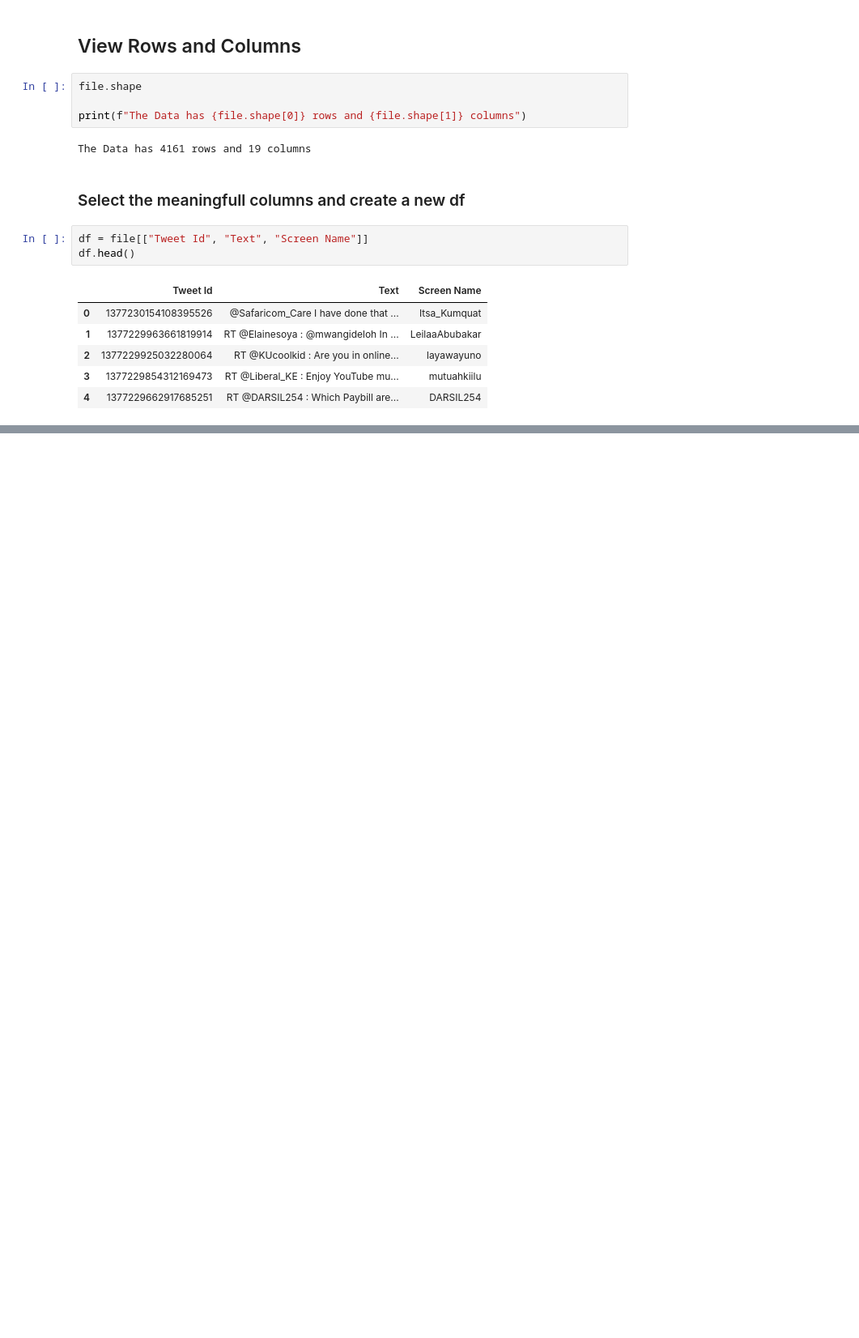
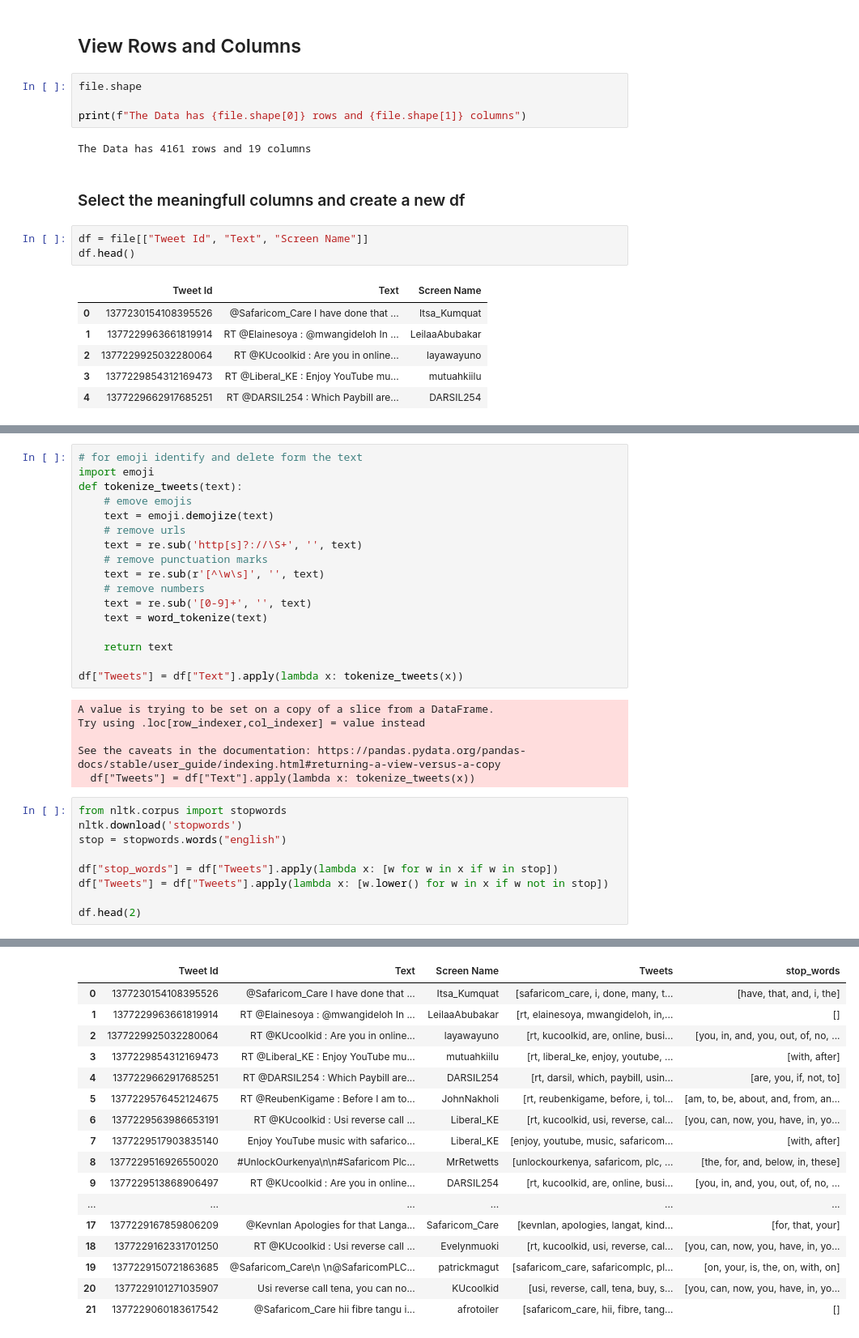
Before and after one commit to james-mumo/data-science-portfolio, a Jupyter notebook: sentiment-analysis-social-media/main.ipynb, the cells around one changed output, grey strips where cells are left out. Shown: that part at 81% size. Saved outputs shown, nothing was run; the diff lists cells and outputs as text; blank space fills up the shorter version.

```diff
--- a/sentiment-analysis-social-media/main.ipynb
+++ b/sentiment-analysis-social-media/main.ipynb
@@ -49,0 +71,33 @@ df.head()
+# %%
+# for emoji identify and delete form the text
+import emoji
+def tokenize_tweets(text):
+    # emove emojis
+    text = emoji.demojize(text)
+    # remove urls
+    text = re.sub('http[s]?://\S+', '', text)
+    # remove punctuation marks
+    text = re.sub(r'[^\w\s]', '', text)
+    # remove numbers
+    text = re.sub('[0-9]+', '', text)
+    text = word_tokenize(text)
+
+    return text
+
+df["Tweets"] = df["Text"].apply(lambda x: tokenize_tweets(x))
+# %% [output]
+A value is trying to be set on a copy of a slice from a DataFrame.
+Try using .loc[row_indexer,col_indexer] = value instead
+
+See the caveats in the documentation: https://pandas.pydata.org/pandas-docs/stable/user_guide/indexing.html#returning-a-view-versus-a-copy
+  df["Tweets"] = df["Text"].apply(lambda x: tokenize_tweets(x))
+# %%
+from nltk.corpus import stopwords
+nltk.download('stopwords')
+stop = stopwords.words("english")
+
+df["stop_words"] = df["Tweets"].apply(lambda x: [w for w in x if w in stop])
+df["Tweets"] = df["Tweets"].apply(lambda x: [w.lower() for w in x if w not in stop])
+
+df.head(2)
+# %% [output]
@@ -49,0 +116,17 @@ df.head()
+|  | Tweet Id | Text | Screen Name | Tweets | stop_words |
+| 0 | 1377230154108395526 | @Safaricom_Care I have done that ... | Itsa_Kumquat | [safaricom_care, i, done, many, t... | [have, that, and, i, the] |
+| 1 | 1377229963661819914 | RT @Elainesoya : @mwangideloh In ... | LeilaaAbubakar | [rt, elainesoya, mwangideloh, in,... | [] |
+| 2 | 1377229925032280064 | RT @KUcoolkid : Are you in online... | layawayuno | [rt, kucoolkid, are, online, busi... | [you, in, and, you, out, of, no, ... |
+| 3 | 1377229854312169473 | RT @Liberal_KE : Enjoy YouTube mu... | mutuahkiilu | [rt, liberal_ke, enjoy, youtube, ... | [with, after] |
+| 4 | 1377229662917685251 | RT @DARSIL254 : Which Paybill are... | DARSIL254 | [rt, darsil, which, paybill, usin... | [are, you, if, not, to] |
+| 5 | 1377229576452124675 | RT @ReubenKigame : Before I am to... | JohnNakholi | [rt, reubenkigame, before, i, tol... | [am, to, be, about, and, from, an... |
+| 6 | 1377229563986653191 | RT @KUcoolkid : Usi reverse call ... | Liberal_KE | [rt, kucoolkid, usi, reverse, cal... | [you, can, now, you, have, in, yo... |
+| 7 | 1377229517903835140 | Enjoy YouTube music with safarico... | Liberal_KE | [enjoy, youtube, music, safaricom... | [with, after] |
+| 8 | 1377229516926550020 | #UnlockOurkenya\n\n#Safaricom Plc... | MrRetwetts | [unlockourkenya, safaricom, plc, ... | [the, for, and, below, in, these] |
+| 9 | 1377229513868906497 | RT @KUcoolkid : Are you in online... | DARSIL254 | [rt, kucoolkid, are, online, busi... | [you, in, and, you, out, of, no, ... |
+| ... | ... | ... | ... | ... | ... |
+| 17 | 1377229167859806209 | @Kevnlan Apologies for that Langa... | Safaricom_Care | [kevnlan, apologies, langat, kind... | [for, that, your] |
+| 18 | 1377229162331701250 | RT @KUcoolkid : Usi reverse call ... | Evelynmuoki | [rt, kucoolkid, usi, reverse, cal... | [you, can, now, you, have, in, yo... |
+| 19 | 1377229150721863685 | @Safaricom_Care\n \n@SafaricomPLC... | patrickmagut | [safaricom_care, safaricomplc, pl... | [on, your, is, the, on, with, on] |
+| 20 | 1377229101271035907 | Usi reverse call tena, you can no... | KUcoolkid | [usi, reverse, call, tena, buy, s... | [you, can, now, you, have, in, yo... |
+| 21 | 1377229060183617542 | @Safaricom_Care hii fibre tangu i... | afrotoiler | [safaricom_care, hii, fibre, tang... | [] |
```
Also changed, not shown: parts of 38 cells of this notebook, 1 other file.
